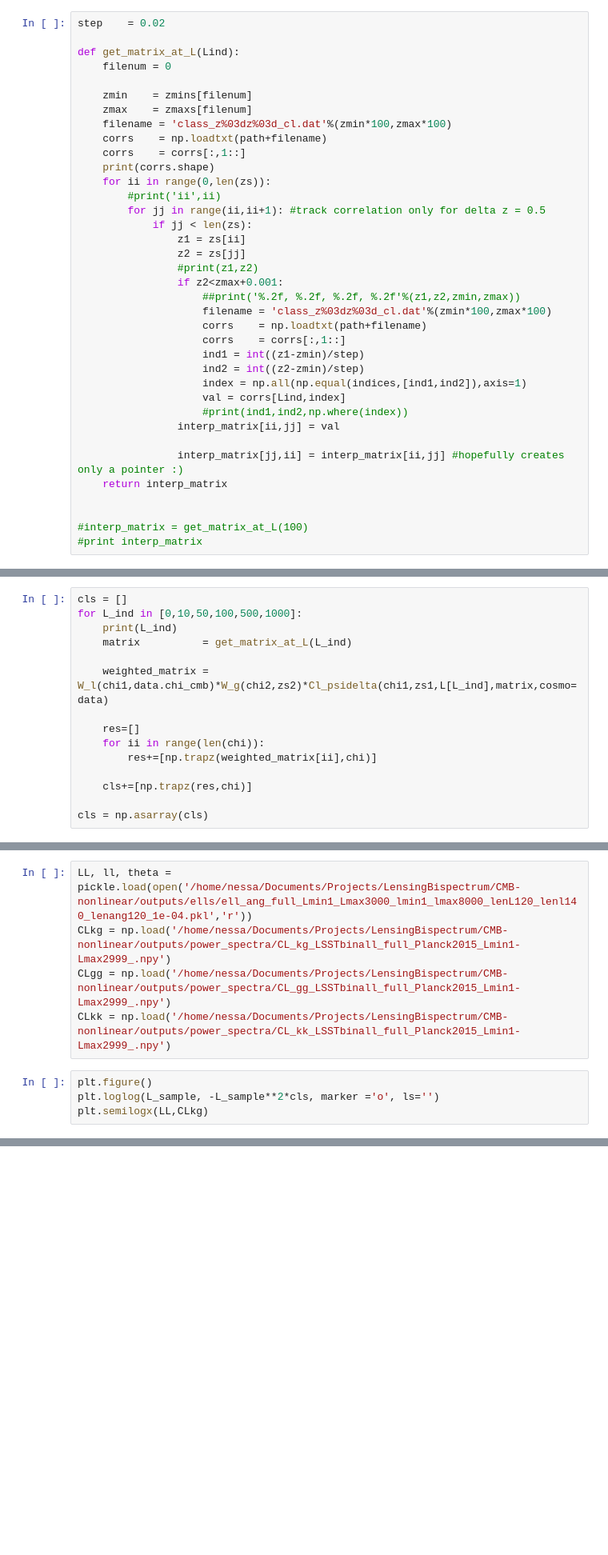
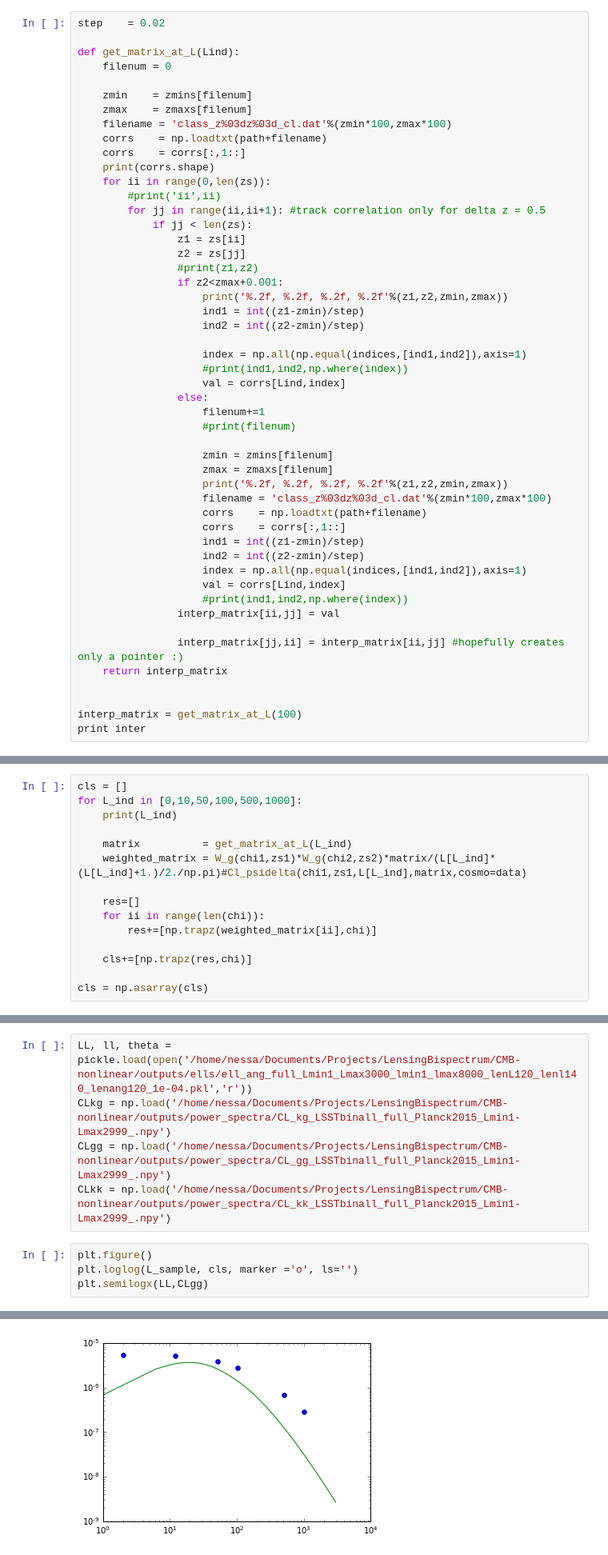
Before and after one commit to VMBoehm/BispectrumBias, a Jupyter notebook: DeltaCl Interpolation.ipynb, the cells around one changed output, grey strips where cells are left out. Shown at 80% size. Saved outputs shown, nothing was run; the diff lists cells and outputs as text; blank space fills up the shorter version.

```diff
--- a/DeltaCl Interpolation.ipynb
+++ b/DeltaCl Interpolation.ipynb
@@ -93,7 +135,20 @@ def get_matrix_at_L(Lind):
                 z2 = zs[jj]
                 #print(z1,z2)
                 if z2<zmax+0.001:
-                    ##print('%.2f, %.2f, %.2f, %.2f'%(z1,z2,zmin,zmax))
+                    print('%.2f, %.2f, %.2f, %.2f'%(z1,z2,zmin,zmax))
+                    ind1 = int((z1-zmin)/step)
+                    ind2 = int((z2-zmin)/step)
+
+                    index = np.all(np.equal(indices,[ind1,ind2]),axis=1)
+                    #print(ind1,ind2,np.where(index))
+                    val = corrs[Lind,index]
+                else:
+                    filenum+=1
+                    #print(filenum)
+
+                    zmin = zmins[filenum]
+                    zmax = zmaxs[filenum]
+                    print('%.2f, %.2f, %.2f, %.2f'%(z1,z2,zmin,zmax))
                     filename = 'class_z%03dz%03d_cl.dat'%(zmin*100,zmax*100)
                     corrs    = np.loadtxt(path+filename)
                     corrs    = corrs[:,1::]
@@ -108,5 +163,5 @@ def get_matrix_at_L(Lind):
     return interp_matrix
 
 
-#interp_matrix = get_matrix_at_L(100)
-#print interp_matrix
+interp_matrix = get_matrix_at_L(100)
+print inter
@@ -198,9 +317,9 @@ print(L_index)
 cls = []
 for L_ind in [0,10,50,100,500,1000]:
     print(L_ind)
+
     matrix          = get_matrix_at_L(L_ind)
-
-    weighted_matrix = W_l(chi1,data.chi_cmb)*W_g(chi2,zs2)*Cl_psidelta(chi1,zs1,L[L_ind],matrix,cosmo=data)
+    weighted_matrix = W_g(chi1,zs1)*W_g(chi2,zs2)*matrix/(L[L_ind]*(L[L_ind]+1.)/2./np.pi)#Cl_psidelta(chi1,zs1,L[L_ind],matrix,cosmo=data)
 
     res=[]
     for ii in range(len(chi)):
@@ -220,5 +359,6 @@ CLgg = np.load('/home/nessa/Documents/Projects/LensingBispectrum/CMB-nonlinear/o
 CLkk = np.load('/home/nessa/Documents/Projects/LensingBispectrum/CMB-nonlinear/outputs/power_spectra/CL_kk_LSSTbinall_full_Planck2015_Lmin1-Lmax2999_.npy')
 # %%
 plt.figure()
-plt.loglog(L_sample, -L_sample**2*cls, marker ='o', ls='')
-plt.semilogx(LL,CLkg)
+plt.loglog(L_sample, cls, marker ='o', ls='')
+plt.semilogx(LL,CLgg)
+# %% [output]
@@ -225 +366,2 @@ plt.semilogx(LL,CLkg)
+[figure, added]
 # %%
```
Also changed, not shown: parts of 21 cells of this notebook.
